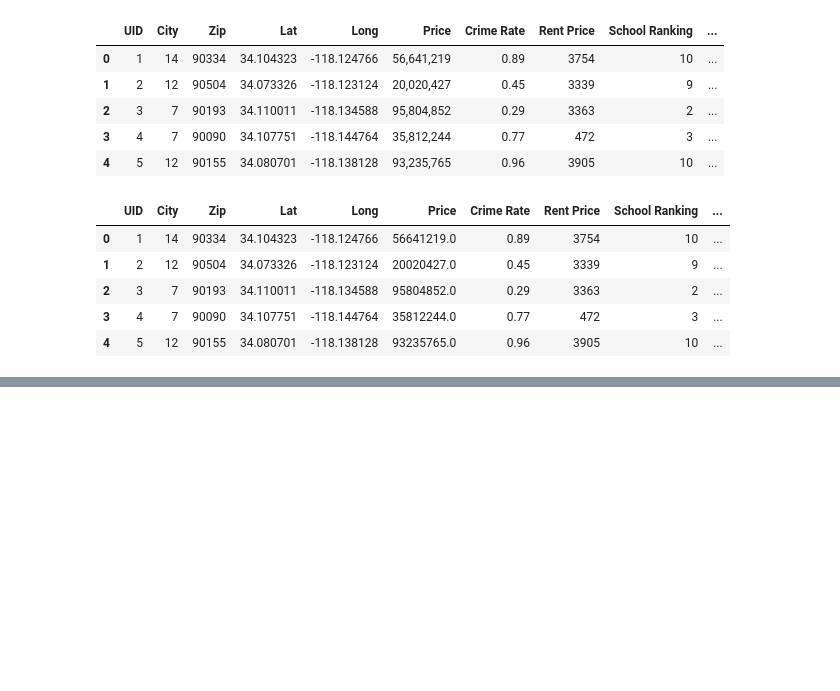
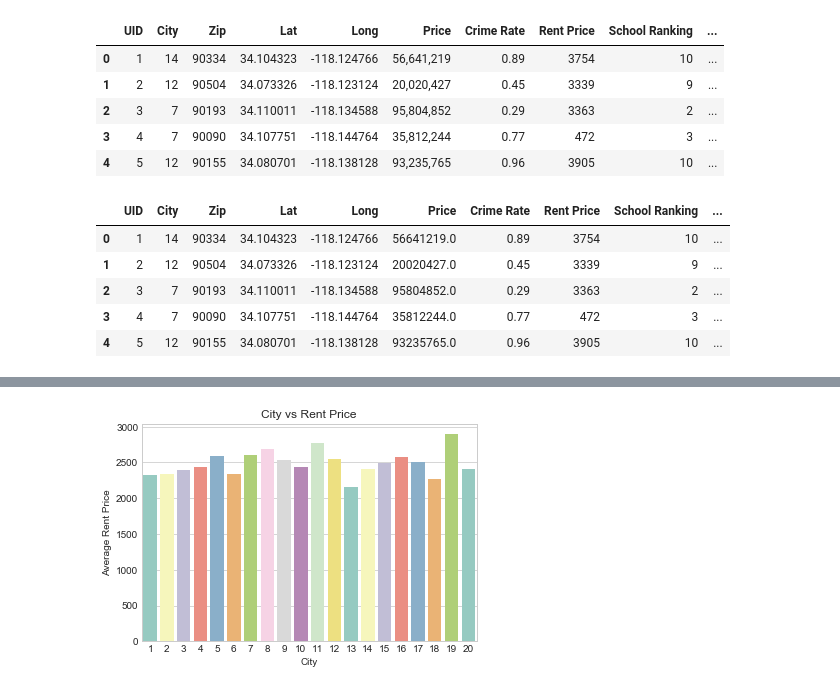
Before and after one commit to sueDCBV/USCBootcamp_FirstProject, a Jupyter notebook: Python/general_houseInfo_plot.ipynb, the cells around one changed output, grey strips where cells are left out. Cells and saved outputs as stored; diff of their text form; code cells hidden in the pictures; blank space fills up the shorter version.

```diff
--- a/Python/general_houseInfo_plot.ipynb
+++ b/Python/general_houseInfo_plot.ipynb
@@ -167,0 +99,19 @@ plt.show()
+# %%
+# group data by city and find the average housing growth for each cuty
+rent_price_df = f_data.groupby(["City"])["Rent Price "].agg(['mean']).sort_index().reset_index()
+rent_price_df = rent_price_df.rename(columns={"mean":"Rent_Price_Avg"})
+
+# set the plot x_axis, y_axis, title and label
+sns.set_style("whitegrid")
+sns.barplot(x="City", y="Rent_Price_Avg", data=rent_price_df, palette=sns.color_palette("Set3", 19))
+
+plt.xlabel("City")
+plt.ylabel("Average Rent Price")
+plt.title("City vs Rent Price")
+
+plt.show()
+
+# Save the figure
+plt.savefig("../Clean_Data/Rent_Price.png")
+# %% [output]
+[figure, added]
```
Also changed, not shown: parts of 12 cells of this notebook, 3 other files.
